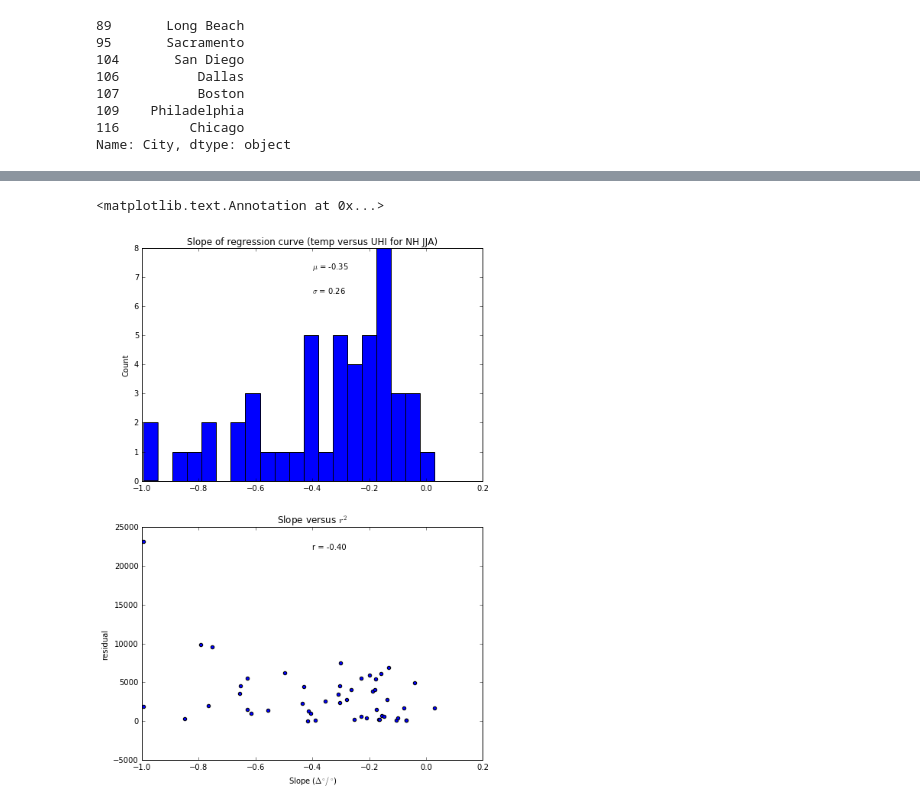
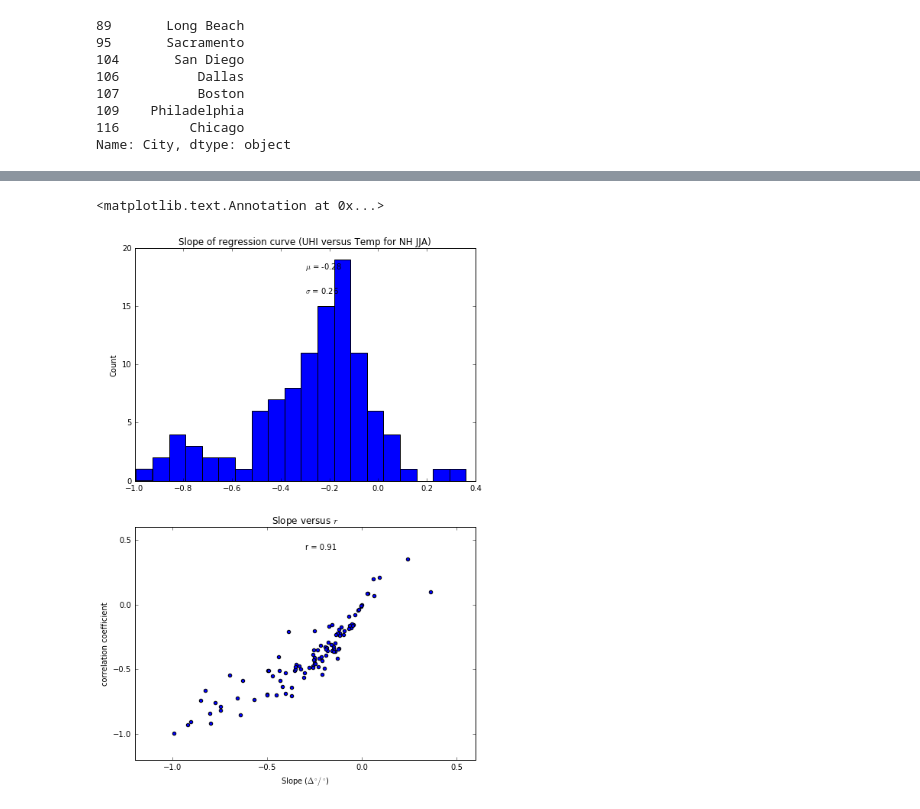
Before and after one commit to gottscott/heat, a Jupyter notebook: HeatwavesAndUHI.ipynb, the cells around one changed output, grey strips where cells are left out. Drawn from its saved outputs; the diff is of its cells as text; code cells hidden in the pictures.

```diff
--- a/HeatwavesAndUHI.ipynb
+++ b/HeatwavesAndUHI.ipynb
@@ -428,6 +428,7 @@ pairs[(pairs['Urban brightness'] - pairs['Rural brightness'] < 20) & (pairs['Urb
 116         Chicago
 Name: City, dtype: object
 # %%
+pairs = pd.read_csv('GHCNpairedstations.csv')
 paired_df = pairs[(pairs['Urban brightness'] - pairs['Rural brightness'] > 20) & (pairs['Urban Lat']> 20)]
 # %%
 paired_df.shape
@@ -502,27 +553,27 @@ slopes.shape
 # %%
 data = slopes
 data = data[~np.isnan(data)]
 plt.figure(figsize=[8,12])
 plt.subplot(2,1,1)
 plt.hist(data, 20)
-plt.title('Slope of regression curve (temp versus UHI for NH JJA)')
+plt.title('Slope of regression curve (UHI versus Temp for NH JJA)')
 #plt.xlabel('Slope ($ \Delta ^{\circ} /^{\circ} $)')
 plt.ylabel('Count')
 plt.annotate('$ \mu $ = %2.2f'%data.mean(), xy=(.5, .9), xycoords='axes fraction',  horizontalalignment='left', verticalalignment='bottom')
 plt.annotate('$ \sigma $ = %2.2f'%data.std(), xy=(.5, .8), xycoords='axes fraction',  horizontalalignment='left', verticalalignment='bottom')
 
 plt.subplot(2,1,2)
-plt.title('Slope versus $r^2$')
-plt.scatter(slopes, residuals)
+plt.title('Slope versus $r$')
+plt.scatter(slopes, correlations)
 plt.xlabel('Slope ($ \Delta ^{\circ} /^{\circ} $)')
-plt.xlim([-1.0,0.2])
-plt.ylabel('residual')
-ind = ~np.isnan(slopes) & ~np.isnan(residuals)
-r = np.corrcoef(slopes[ind],residuals[ind])[0,1]
+#plt.xlim([-1.0,0.2])
+plt.ylabel('correlation coefficient')
+ind = ~np.isnan(slopes) & ~np.isnan(correlations)
+r = np.corrcoef(slopes[ind],correlations[ind])[0,1]
 plt.annotate('r = %2.2f'%r, xy=(.5, .9), xycoords='axes fraction',  horizontalalignment='left', verticalalignment='bottom')
 # %% [output]
 <matplotlib.text.Annotation at 0x...>
-[figure, old version]
+[figure, new version]
 # %%
 print 'Mean: ', np.nanmean(slopes), 'Std: ', np.nanstd(slopes), 'Max: ', np.nanmax(slopes), 'Min: ', np.nanmin(slopes)
 # %% [output]
```
Also changed, not shown: parts of 27 cells of this notebook, 1 other file.
